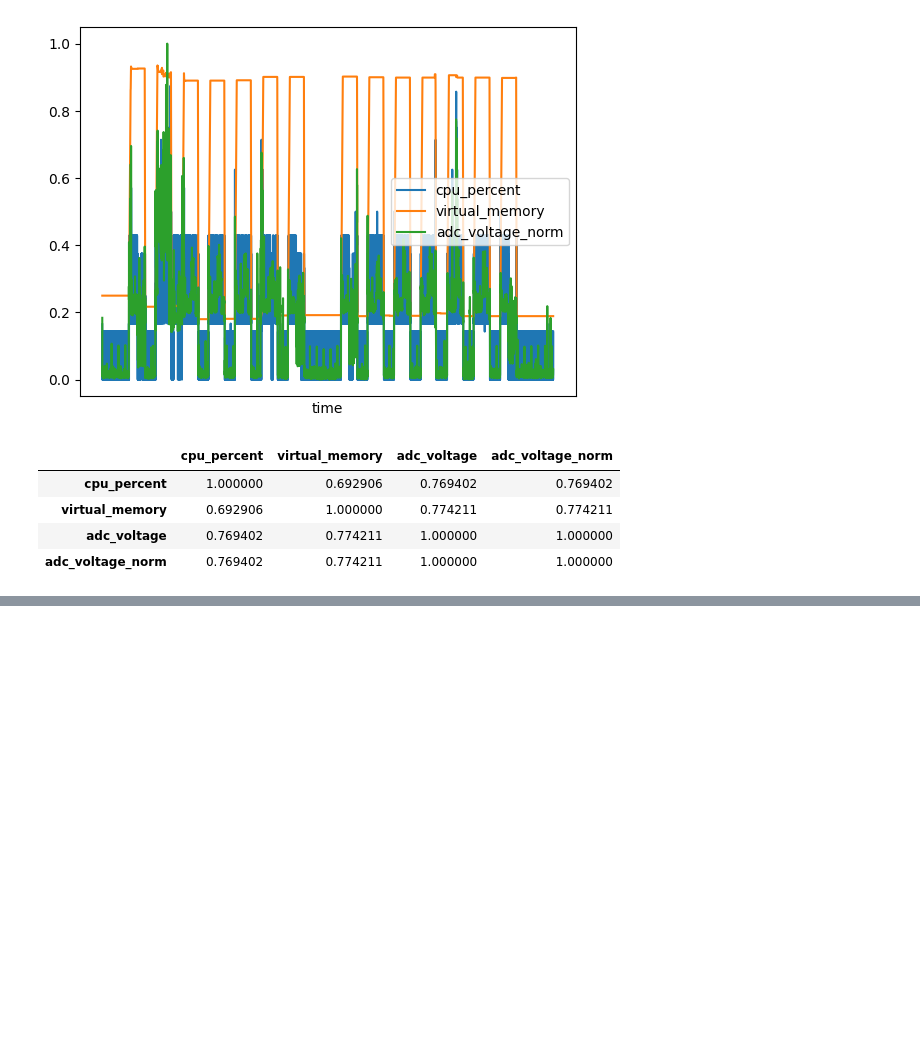
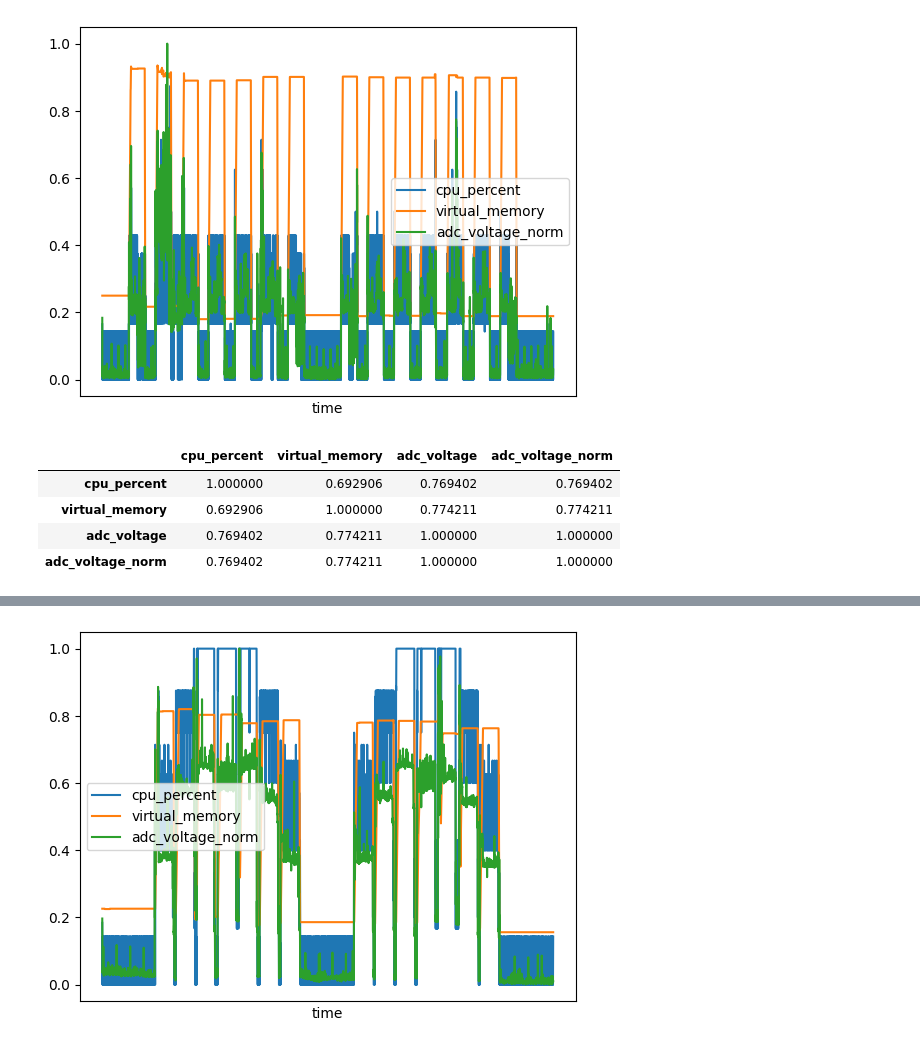
Before and after one commit to radshield/raspi-sel, a Jupyter notebook: analysis/cycles.ipynb, the cells around one changed output, grey strips where cells are left out. Drawn from its saved outputs; the diff is of its cells as text; code cells hidden in the pictures; blank space fills up the shorter version.

Commit message:
Add result with memory bandwidth and CPU load simultaneously

```diff
--- a/analysis/cycles.ipynb
+++ b/analysis/cycles.ipynb
@@ -88,3 +88,11 @@ mem_df.drop('time', axis=1).corr()
 | virtual_memory | 0.692906 | 1.000000 | 0.774211 | 0.774211 |
 | adc_voltage | 0.769402 | 0.774211 | 1.000000 | 1.000000 |
 | adc_voltage_norm | 0.769402 | 0.774211 | 1.000000 | 1.000000 |
+# %%
+both_df = pd.read_csv('../results/cycle_both.csv')
+
+both_df['cpu_percent'] = percent_scaling(both_df['cpu_percent'])
+both_df['virtual_memory'] = percent_scaling(both_df['virtual_memory'])
+both_df['adc_voltage_norm'] = min_max_scaling(both_df['adc_voltage'])
+
+both_df
@@ -90,0 +113,10 @@ mem_df.drop('time', axis=1).corr()
+# %%
+both_df.plot(x='time', y=['cpu_percent','virtual_memory','adc_voltage_norm'])
+plt.tick_params(
+    axis='x',          # changes apply to the x-axis
+    which='both',      # both major and minor ticks are affected
+    bottom=False,      # ticks along the bottom edge are off
+    top=False,         # ticks along the top edge are off
+    labelbottom=False)
+# %% [output]
+[figure, added]
```
Also changed, not shown: parts of 2 cells of this notebook, 1 other file.
